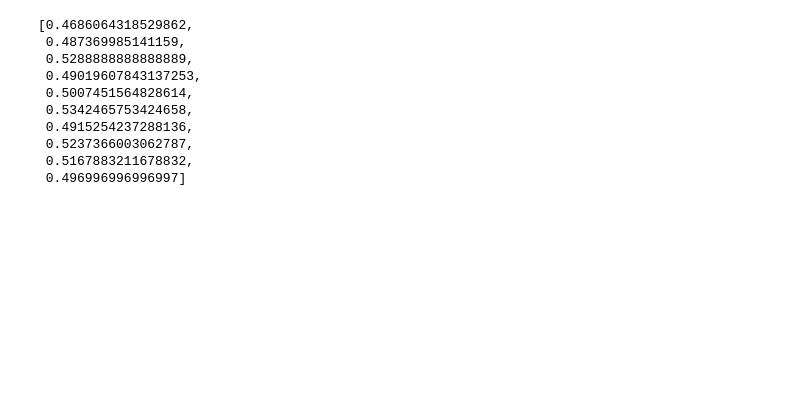
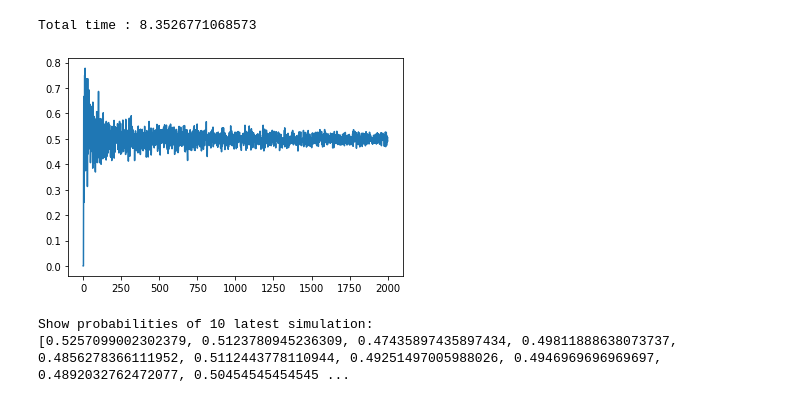
Before and after one commit to kakacper1/monty-hall-vs-monty-fall, a Jupyter notebook: Monty Hall vs Monty Fall problem.ipynb, the cells around one changed output. Cells and saved outputs as stored; diff of their text form; code cells hidden in the pictures; blank space fills up the shorter version.

```diff
--- a/Monty Hall vs Monty Fall problem.ipynb
+++ b/Monty Hall vs Monty Fall problem.ipynb
@@ -235,13 +243,8 @@ Total time for Loop   1.9118688106536865
-# %%
-ac[-10:]
-# %% [output]
-[0.4686064318529862,
- 0.487369985141159,
- 0.5288888888888889,
- 0.49019607843137253,
- 0.5007451564828614,
- 0.5342465753424658,
- 0.4915254237288136,
- 0.5237366003062787,
- 0.5167883211678832,
- 0.496996996996997]
+# %%
+# strategy: changing the initial selection
+probabilities, simulation_log = run_simulations(max_simulation_number=2000, variant='Monty Fall', change=True, keep_log=True )
+# %% [output]
+Total time : 8.3526771068573
+[figure, added]
+Show probabilities of 10 latest simulation:
+[0.5257099002302379, 0.5123780945236309, 0.47435897435897434, 0.49811888638073737, 0.4856278366111952, 0.5112443778110944, 0.49251497005988026, 0.4946969696969697, 0.4892032762472077, 0.50454545454545 ...
```
Also changed, not shown: parts of 21 cells of this notebook.
